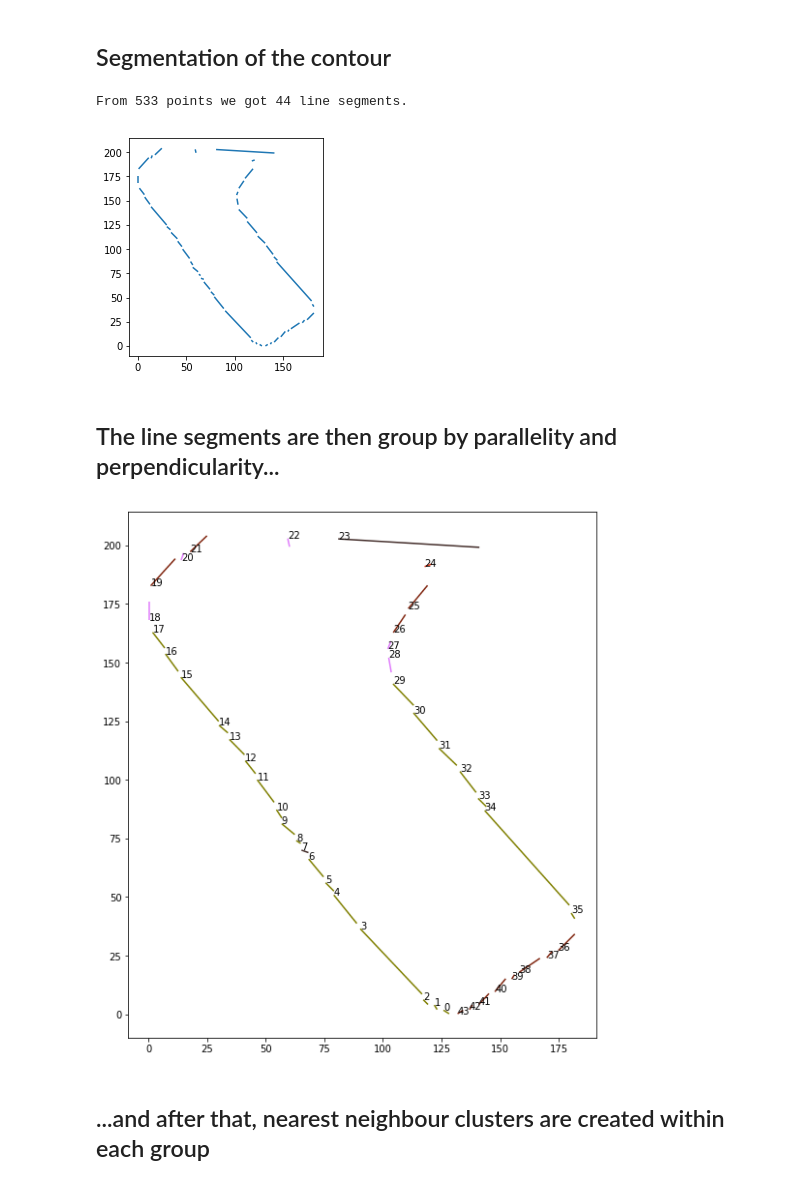
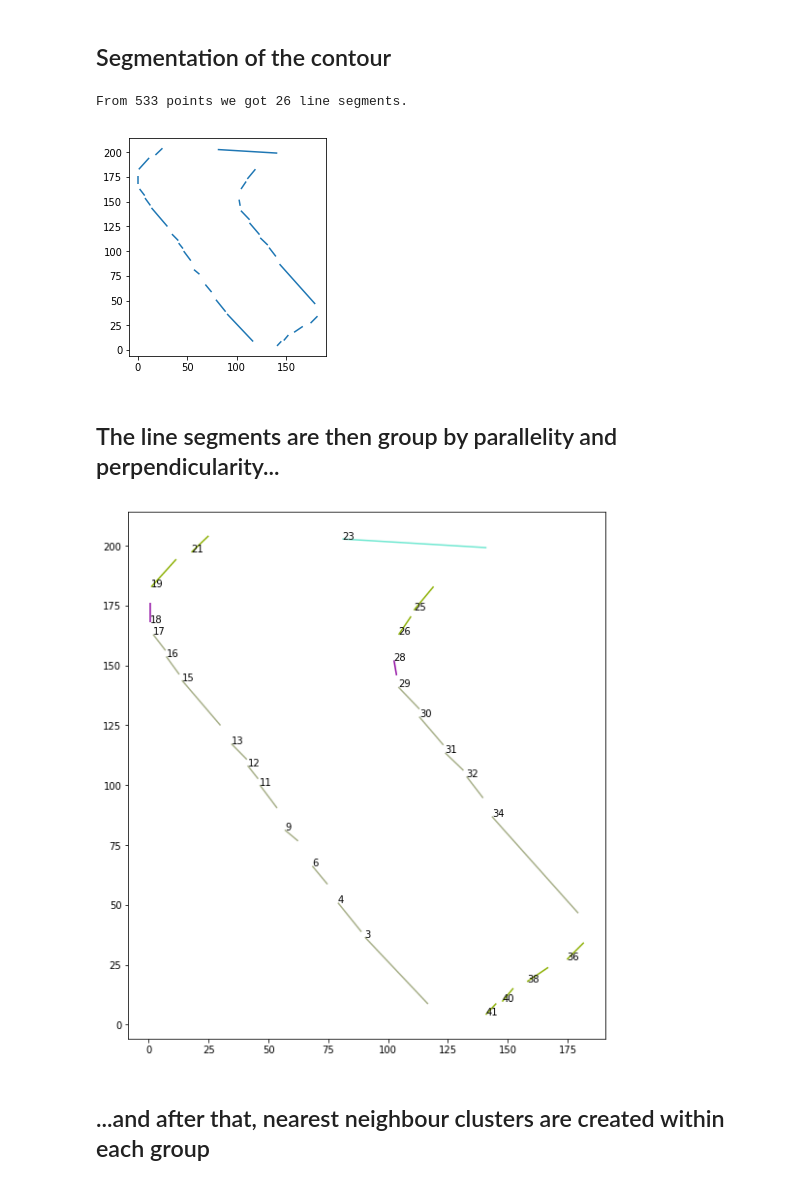
Before and after one commit to mnboos/osm-instance-segmentation, a Jupyter notebook: Regularization.ipynb, the cells around one changed output. Drawn from its saved outputs; the diff is of its cells as text; code cells hidden in the pictures.

```diff
--- a/Regularization.ipynb
+++ b/Regularization.ipynb
@@ -46,18 +46,20 @@ max threshold:  62
 # %%
 from core.utils import make_lines
 from matplotlib import collections  as mc
 
 lines = make_lines(points.copy(), 2)
+line_length_threshold = 6
+lines = list(filter(lambda l: l.length >= line_length_threshold, lines))
 print("From {} points we got {} line segments.".format(len(points), len(lines)))
 
 lc = mc.LineCollection(map(lambda l: l.coords, lines))
 fig, ax = plt.subplots()
 ax.set(aspect='equal')
 ax.add_collection(lc)
 ax.autoscale()
 # %% [output]
-From 533 points we got 44 line segments.
+From 533 points we got 26 line segments.
-[figure, old version]
+[figure, new version]
 # %% [markdown]
 ## The line segments are then group by parallelity and perpendicularity...
 # %%
@@ -76,7 +78,7 @@ for angle in grouped_lines:
         ax.add_collection(lc)
 ax.autoscale()
 # %% [output]
-[figure, old version]
+[figure, new version]
 # %% [markdown]
 ## ...and after that, nearest neighbour clusters are created within each group
 # %%
```
Also changed, not shown: parts of 5 cells of this notebook.
